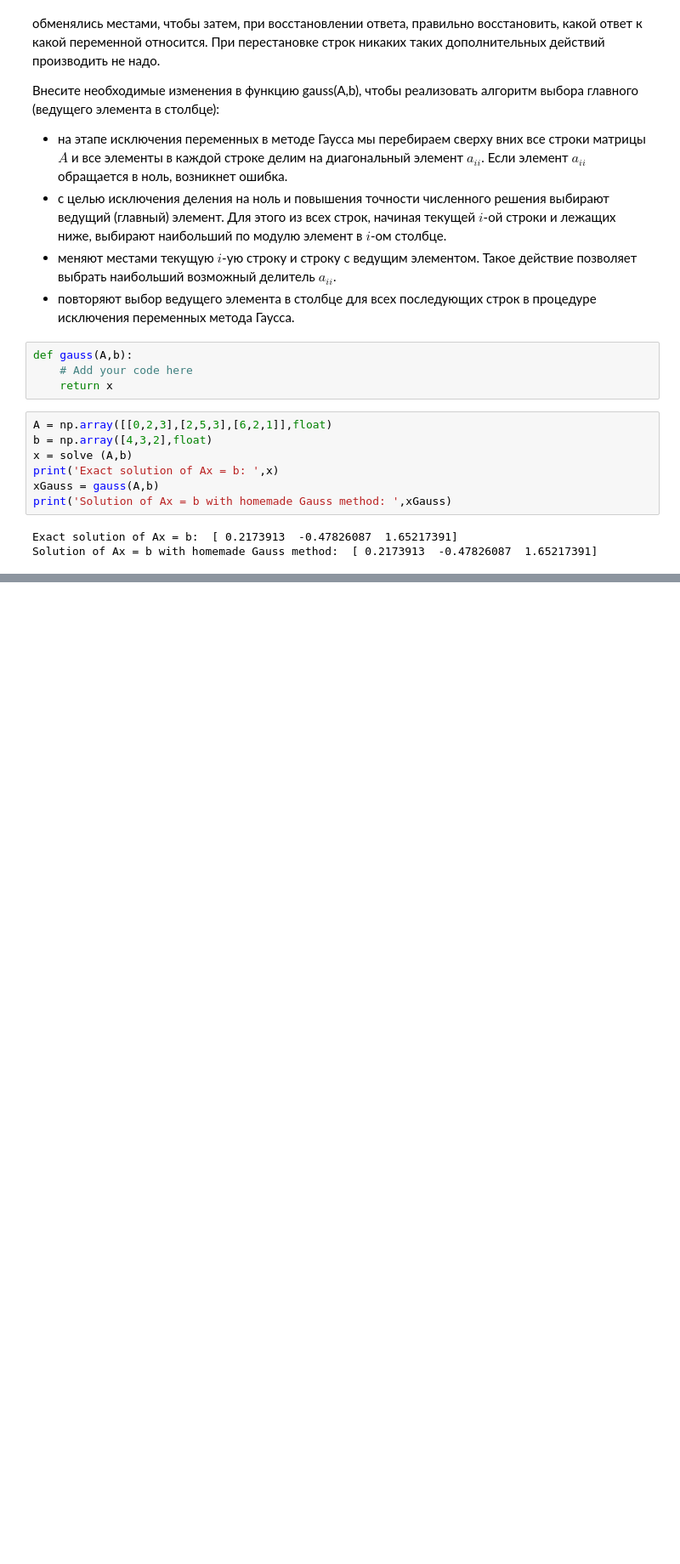
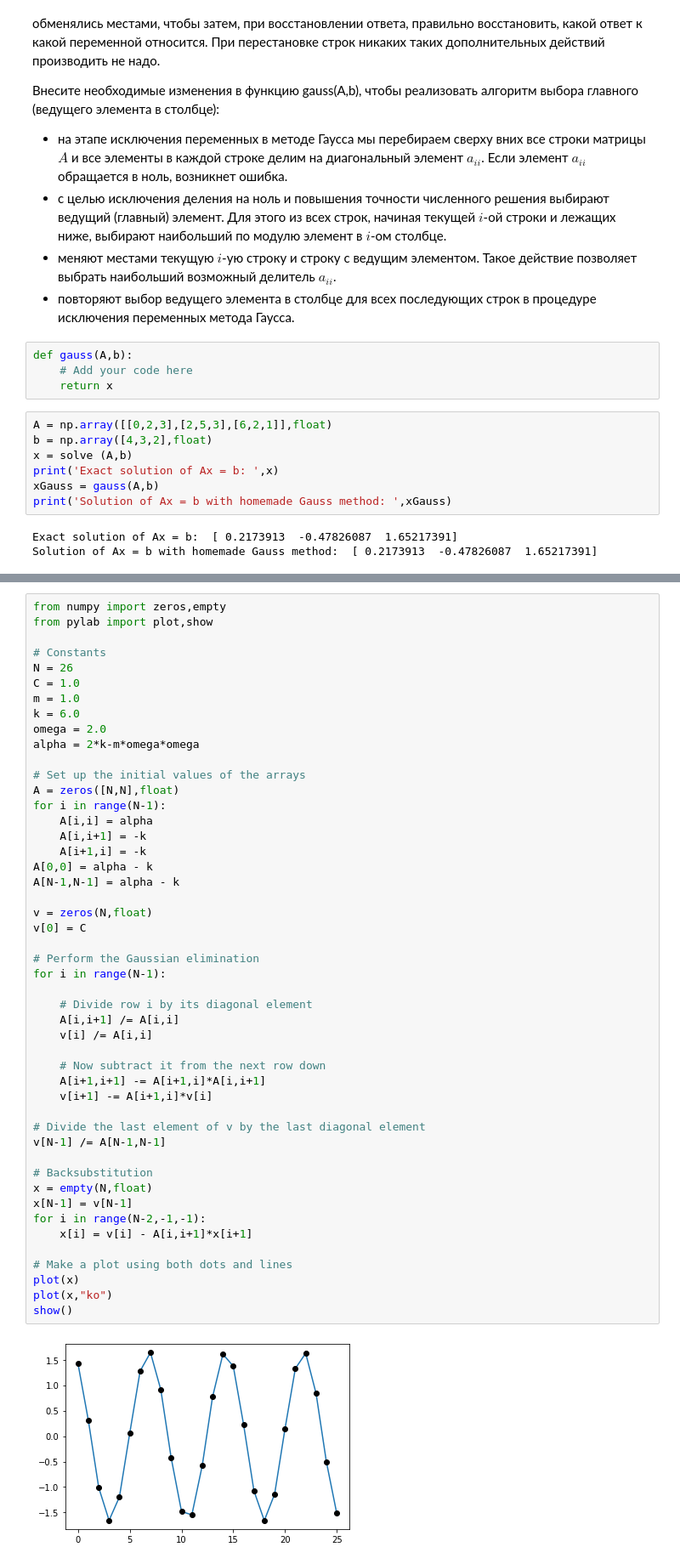
Before and after one commit to konstgav/computational-physics-python, a Jupyter notebook: Systems-of-Linear-Equations.ipynb, the cells around one changed output, grey strips where cells are left out. Shown: that part at 85% size. Drawn from its saved outputs; the diff is of its cells as text; blank space fills up the shorter version.

```diff
--- a/Systems-of-Linear-Equations.ipynb
+++ b/Systems-of-Linear-Equations.ipynb
@@ -61,0 +101,50 @@ Solution of Ax = b with homemade Gauss method:  [ 0.2173913  -0.47826087  1.6521
+# %%
+from numpy import zeros,empty
+from pylab import plot,show
+
+# Constants
+N = 26
+C = 1.0
+m = 1.0
+k = 6.0
+omega = 2.0
+alpha = 2*k-m*omega*omega
+
+# Set up the initial values of the arrays
+A = zeros([N,N],float)
+for i in range(N-1):
+    A[i,i] = alpha
+    A[i,i+1] = -k
+    A[i+1,i] = -k
+A[0,0] = alpha - k
+A[N-1,N-1] = alpha - k
+
+v = zeros(N,float)
+v[0] = C
+
+# Perform the Gaussian elimination
+for i in range(N-1):
+
+    # Divide row i by its diagonal element
+    A[i,i+1] /= A[i,i]
+    v[i] /= A[i,i]
+
+    # Now subtract it from the next row down
+    A[i+1,i+1] -= A[i+1,i]*A[i,i+1]
+    v[i+1] -= A[i+1,i]*v[i]
+
+# Divide the last element of v by the last diagonal element
+v[N-1] /= A[N-1,N-1]
+
+# Backsubstitution
+x = empty(N,float)
+x[N-1] = v[N-1]
+for i in range(N-2,-1,-1):
+    x[i] = v[i] - A[i,i+1]*x[i+1]
+
+# Make a plot using both dots and lines
+plot(x)
+plot(x,"ko")
+show()
+# %% [output]
+[figure, added]
```
Also changed, not shown: parts of 2 cells of this notebook, 13 other files.
